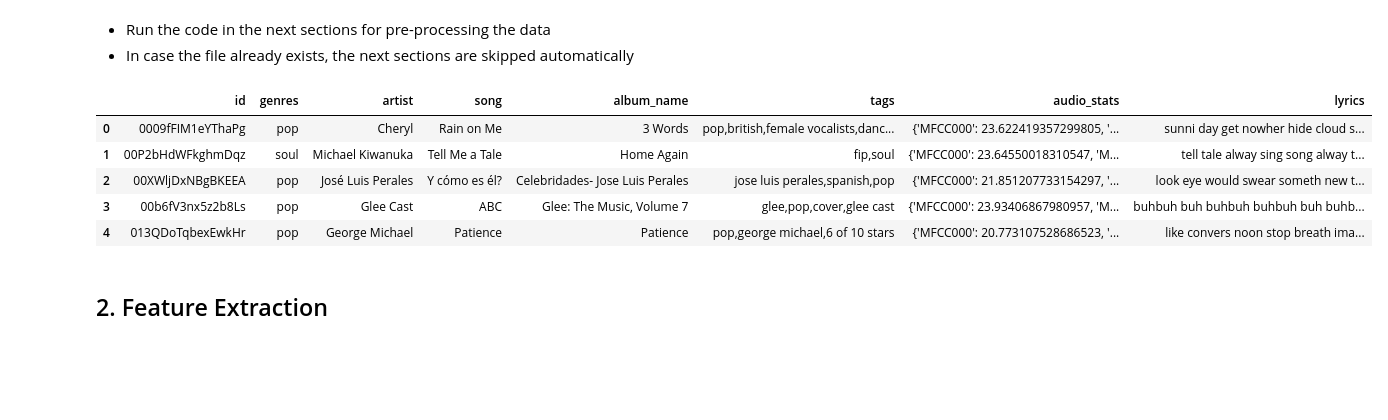
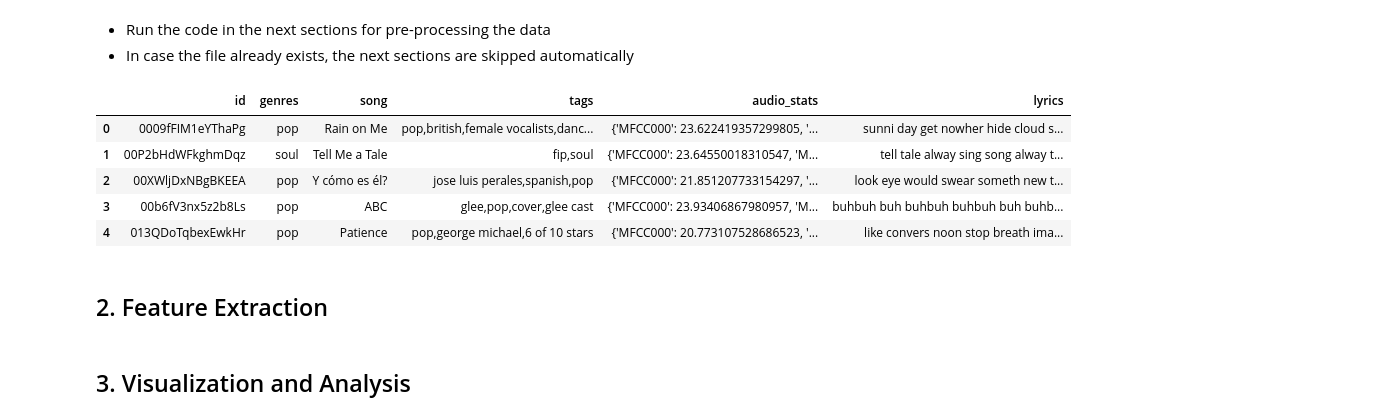
Before and after one commit to Oiko8/Multimodal-Music-Analysis, a Jupyter notebook: part1.ipynb, the cells around one changed output. Saved outputs shown, nothing was run; the diff lists cells and outputs as text; code cells hidden in the pictures; blank space fills up the shorter version.

Commit message:
data collection

```diff
--- a/part1.ipynb
+++ b/part1.ipynb
@@ -100,18 +101,21 @@ def collect_data():
 # %%
 final_df_path = "data/final_data.csv"
 if (os.path.isfile(path=final_df_path)):
     data = pd.read_csv(final_df_path,)
 else:
     data = collect_data()
+    data = data.drop(columns=["artist", "album_name"])
     data.to_csv(final_df_path, index=False)
 
 data.head()
 # %% [output]
-|  | id | genres | artist | song | album_name | tags | audio_stats | lyrics |
-| 0 | 0009fFIM1eYThaPg | pop | Cheryl | Rain on Me | 3 Words | pop,british,female vocalists,danc... | {'MFCC000': 23.622419357299805, '... | sunni day get nowher hide cloud s... |
-| 1 | 00P2bHdWFkghmDqz | soul | Michael Kiwanuka | Tell Me a Tale | Home Again | fip,soul | {'MFCC000': 23.64550018310547, 'M... | tell tale alway sing song alway t... |
-| 2 | 00XWljDxNBgBKEEA | pop | José Luis Perales | Y cómo es él? | Celebridades- Jose Luis Perales | jose luis perales,spanish,pop | {'MFCC000': 21.851207733154297, '... | look eye would swear someth new t... |
-| 3 | 00b6fV3nx5z2b8Ls | pop | Glee Cast | ABC | Glee: The Music, Volume 7 | glee,pop,cover,glee cast | {'MFCC000': 23.93406867980957, 'M... | buhbuh buh buhbuh buhbuh buh buhb... |
-| 4 | 013QDoTqbexEwkHr | pop | George Michael | Patience | Patience | pop,george michael,6 of 10 stars | {'MFCC000': 20.773107528686523, '... | like convers noon stop breath ima... |
+|  | id | genres | song | tags | audio_stats | lyrics |
+| 0 | 0009fFIM1eYThaPg | pop | Rain on Me | pop,british,female vocalists,danc... | {'MFCC000': 23.622419357299805, '... | sunni day get nowher hide cloud s... |
+| 1 | 00P2bHdWFkghmDqz | soul | Tell Me a Tale | fip,soul | {'MFCC000': 23.64550018310547, 'M... | tell tale alway sing song alway t... |
+| 2 | 00XWljDxNBgBKEEA | pop | Y cómo es él? | jose luis perales,spanish,pop | {'MFCC000': 21.851207733154297, '... | look eye would swear someth new t... |
+| 3 | 00b6fV3nx5z2b8Ls | pop | ABC | glee,pop,cover,glee cast | {'MFCC000': 23.93406867980957, 'M... | buhbuh buh buhbuh buhbuh buh buhb... |
+| 4 | 013QDoTqbexEwkHr | pop | Patience | pop,george michael,6 of 10 stars | {'MFCC000': 20.773107528686523, '... | like convers noon stop breath ima... |
 # %% [markdown]
 ## 2. Feature Extraction
+# %% [markdown]
+## 3. Visualization and Analysis
```
Also changed, not shown: parts of 3 cells of this notebook.
